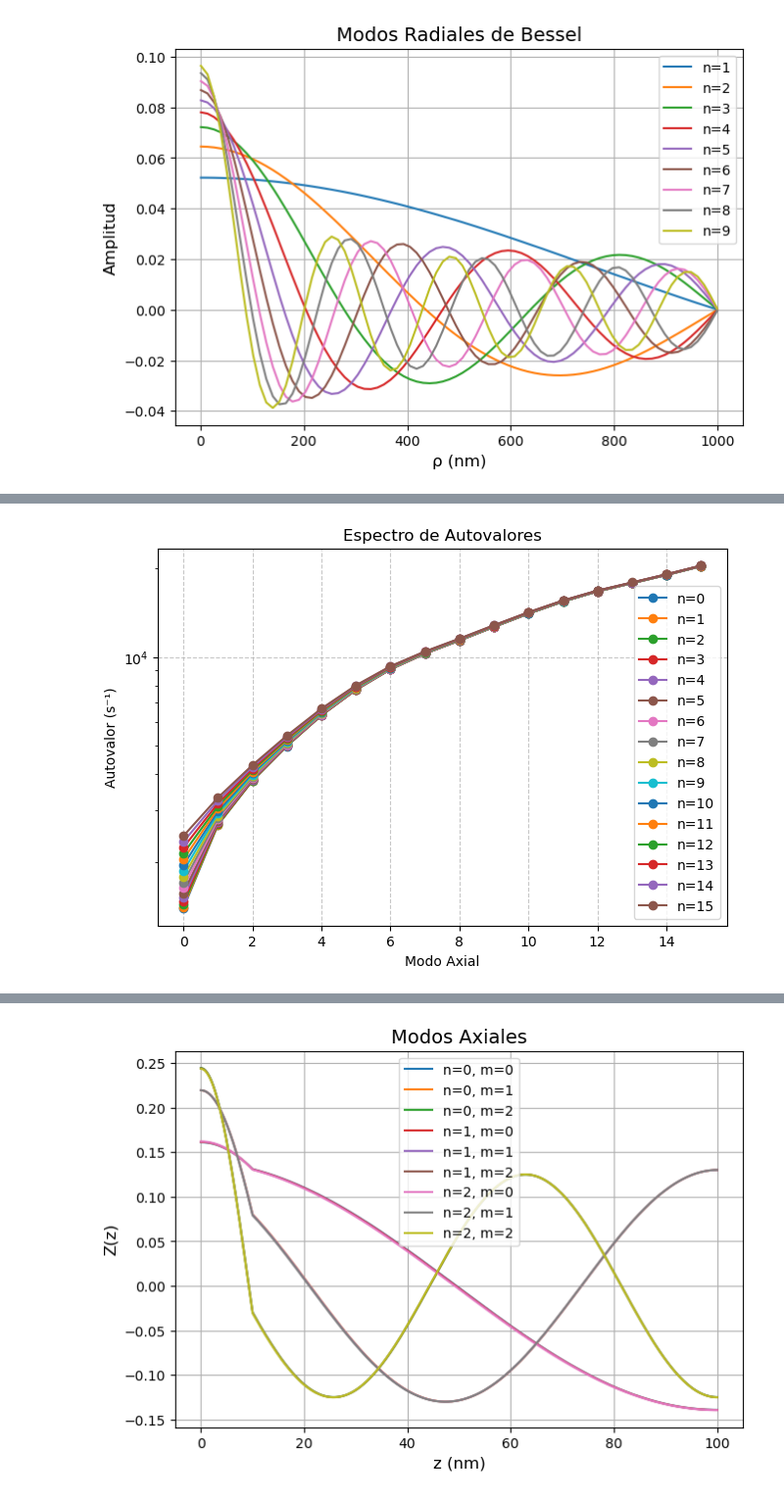
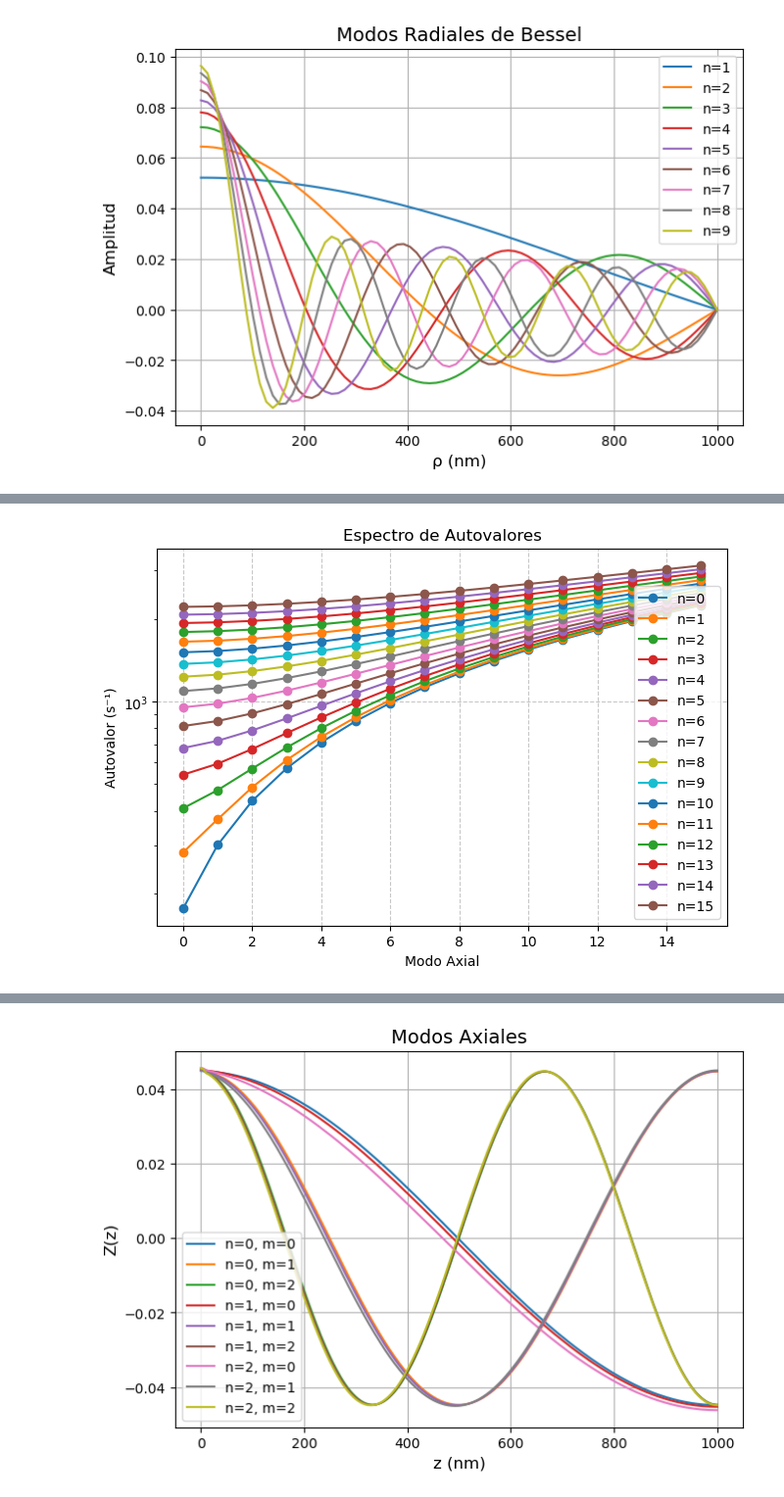
Before and after one commit to allanyst/tfm-efectos-superficie-nano-rmn, a Jupyter notebook: TFM_TwoRegionModel.ipynb, the cells around one changed output, grey strips where cells are left out. Shown at 98% size. Saved outputs shown, nothing was run; the diff lists cells and outputs as text; code cells hidden in the pictures.

Commit message:
Se vectoriza el Two Region Model y se inicia la vectorización del modelo con D(z) variable

```diff
--- a/TFM_TwoRegionModel.ipynb
+++ b/TFM_TwoRegionModel.ipynb
@@ -13,7 +13,7 @@ from joblib import Parallel, delayed
 D1 = 0.5e9           # nm²/s (región superficial)
 D2 = 2e9             # nm²/s (región volumétrica)
 z_c = 10             # nm (altura de la interfaz)
-L = 100              # nm (altura total)
+L = 1000             # nm (altura total)
 R = 1000             # nm (radio del cilindro)
 kappa = 1            # nm/s coeficiente de absorción superficial
 n_modes_radial = 16  # Número de modos radiales
@@ -26,7 +26,7 @@ N_z = 1000           # Número de nodos en z
 # Cálculo de modos radiales
 alpha_zeros = jn_zeros(0, n_modes_radial)
 alpha_n = alpha_zeros / R  # Vector de α_n
-rho_vals = np.linspace(0.001 * R, 0.999 * R, 80)  # 80 puntos en ρ
+rho_vals = np.linspace(0, R, 80)  # 80 puntos en ρ
 
 # Normalización de modos radiales
 R_norms = np.sqrt((R**2 / 2) * jv(1, alpha_zeros)**2)  # ∫₀ᴿ J₀²(αₙρ) ρ dρ = R² J₁²(j₀ₙ)/2
@@ -68,7 +68,7 @@ def transcendental_eq(Lambda, alpha_n):
     return (D1 * beta_1*np.cos(beta_2*(L-z_c))-kappa*D2*beta_2/D1/beta_1*np.sin(beta_2*(L-z_c))) * np.sin(beta_1 * z_c) + (kappa**beta_1*np.cos(beta_2*(L-z_c))+D2 * beta_2*np.sin(beta_2 * (L - z_c))) * np.cos(beta_1 * z_c)
 # %%
 plt.figure(figsize=(7.5,5))
-for n in range(n_modes_radial):
+for n in range(int(n_modes_radial/2)):
     Lambda=np.linspace(alpha_n[n]*np.sqrt(D2)+1e-3,2e4+alpha_n[n]*np.sqrt(D2)+1e-3,1000)
     plt.plot(Lambda,transcendental_eq(Lambda,alpha_n[n]),label=f'n={n}')
 plt.legend()
@@ -125,7 +125,7 @@ plt.savefig('figuras/eigenvalues_tworegion.pdf', bbox_inches='tight')
 plt.show()
 plt.close()
 # %% [output]
-[figure, old version]
+[figure, new version]
 # %% [markdown]
 ## Cálculo de la constante $B$ de las funciones $Z_1(z)$ y $Z_2(z)$
 
@@ -160,54 +160,56 @@ De forma que $B$ depende de los modos radiales y axiales; sin embargo, se puede
 # 4. Z(z) sin coeficientes
 ##############################################################################
 z=np.linspace(0,L,N_z)
-def fz_raw(z_val,n,m): # 2(z,r_mode,z_mode):
-    """
-    Devuelve Z(z)^2 para todo el dominio [0, L], dependiendo de la región.
-    """
-    r_mode=alpha_n[n]
-    z_mode=eigenvalues_ax[n][m]
+
+# Definir fz_raw vectorizado
+def fz_raw(z_val, n, m):
+    z = np.array(z_val, dtype=float)
+    # modos
+    r_mode = alpha_n[n]
+    z_mode = eigenvalues_ax[n][m]
 
     beta_1 = np.sqrt((z_mode**2 - r_mode**2 * D1) / D1)
     beta_2 = np.sqrt((z_mode**2 - r_mode**2 * D2) / D2)
 
-    if z_val<=z_c:
-        Z = np.cos(beta_1 * z_val) - (kappa / (D1 * beta_1)) * np.sin(beta_1 * z_val)
-    else:
-        Z = (np.cos(beta_1 * z_c) - (kappa / (D1 * beta_1)) * np.sin(beta_1 * z_c)) * (np.tan(beta_2 * (L - z_c)) * np.sin(beta_2 * (z_val - z_c)) + np.cos(beta_2 * (z_val - z_c)))
-    return Z
+    # expresiones para cada región
+    expr1 = np.cos(beta_1 * z) - (kappa / (D1 * beta_1)) * np.sin(beta_1 * z)
+    expr2 = (np.cos(beta_1 * z_c) - (kappa / (D1 * beta_1)) * np.sin(beta_1 * z_c)) * \
+            (np.tan(beta_2 * (L - z_c)) * np.sin(beta_2 * (z - z_c)) + np.cos(beta_2 * (z - z_c)))
 
-# discretización en z
+    # seleccionar por región
+    return np.where(z <= z_c, expr1, expr2)
+
 z = np.linspace(0, L, N_z)
 
-# precomputar constantes de normalización C_nm
+# Cálculo de C_nm vectorizado
 C_nm = np.zeros((n_modes_radial, m_max))
 for n in range(n_modes_radial):
     for m in range(m_max):
-        Z_vals = np.array([fz_raw(z_val, n, m) for z_val in z])
-        integral = np.trapz(Z_vals**2, z)      # ∫0^L Z^2 dz
-        C_nm[n, m] = 1.0 / np.sqrt(integral)   # factor de normalización
+        Z_vals = fz_raw(z, n, m)
+        integral = np.trapz(Z_vals**2, z)
+        C_nm[n, m] = 1.0 / np.sqrt(integral)
 
-# ahora definimos la función normalizada
+# Función normalizada
 def fz(z_val, n, m):
     return C_nm[n, m] * fz_raw(z_val, n, m)
 
 plt.figure(figsize=(7.5,5))
 for n in range(3):
     for m in range(3):
         Zs=[]
         for z_val in z:
             Zs.append(fz(z_val,n,m))
         plt.plot(z,np.array(Zs), label=f"n={n}, m={m}", linewidth=1.5)
 plt.xlabel("z (nm)", fontsize=12)
 plt.ylabel("Z(z)", fontsize=12)
 plt.title("Modos Axiales", fontsize=14)
 plt.legend()
 plt.grid(True)
 plt.savefig("figuras/modos_axiales_tworegion.pdf", bbox_inches="tight")
 plt.show()
 plt.close()
 # %% [output]
-[figure, old version]
+[figure, new version]
 # %%
 ##############################################################################
 # 5. Término Temporal T(t)
```
Also changed, not shown: parts of 7 cells of this notebook, 34 other files.
